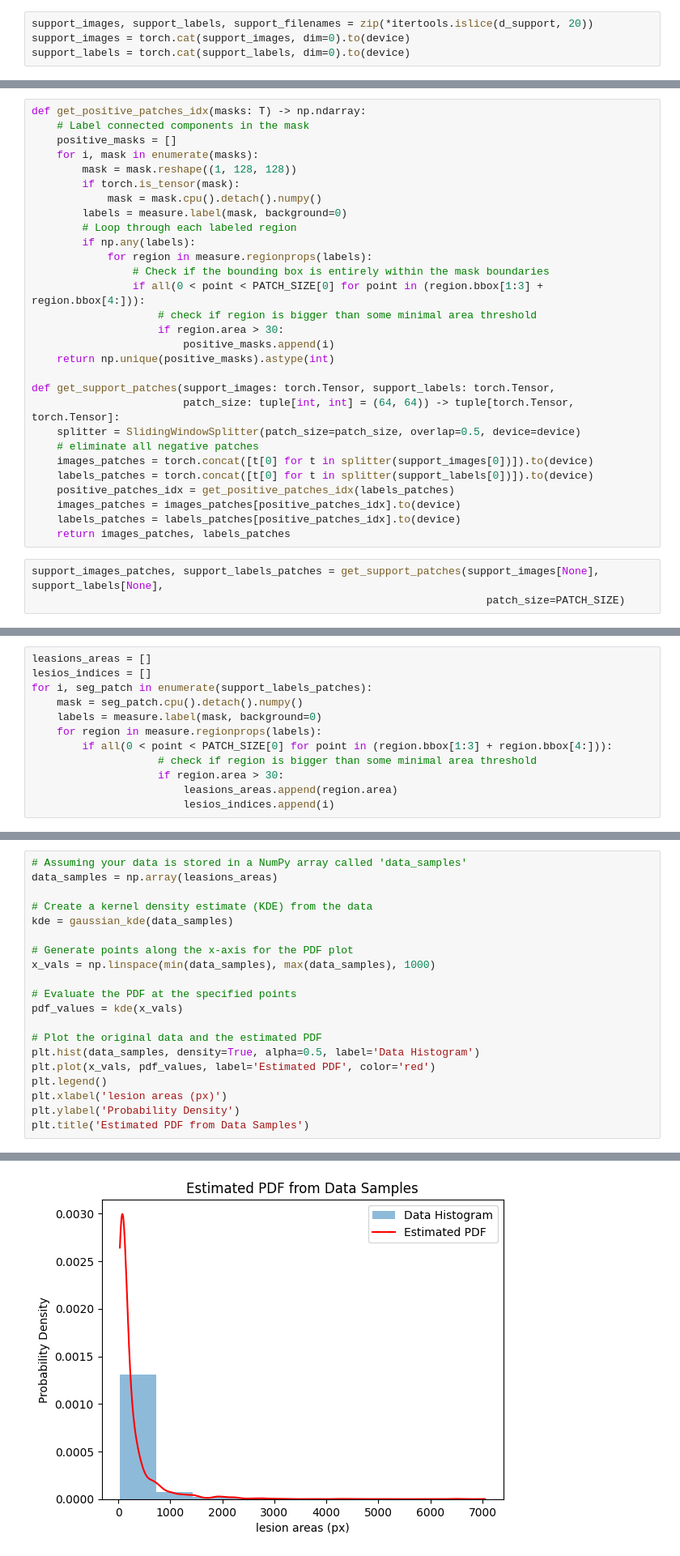
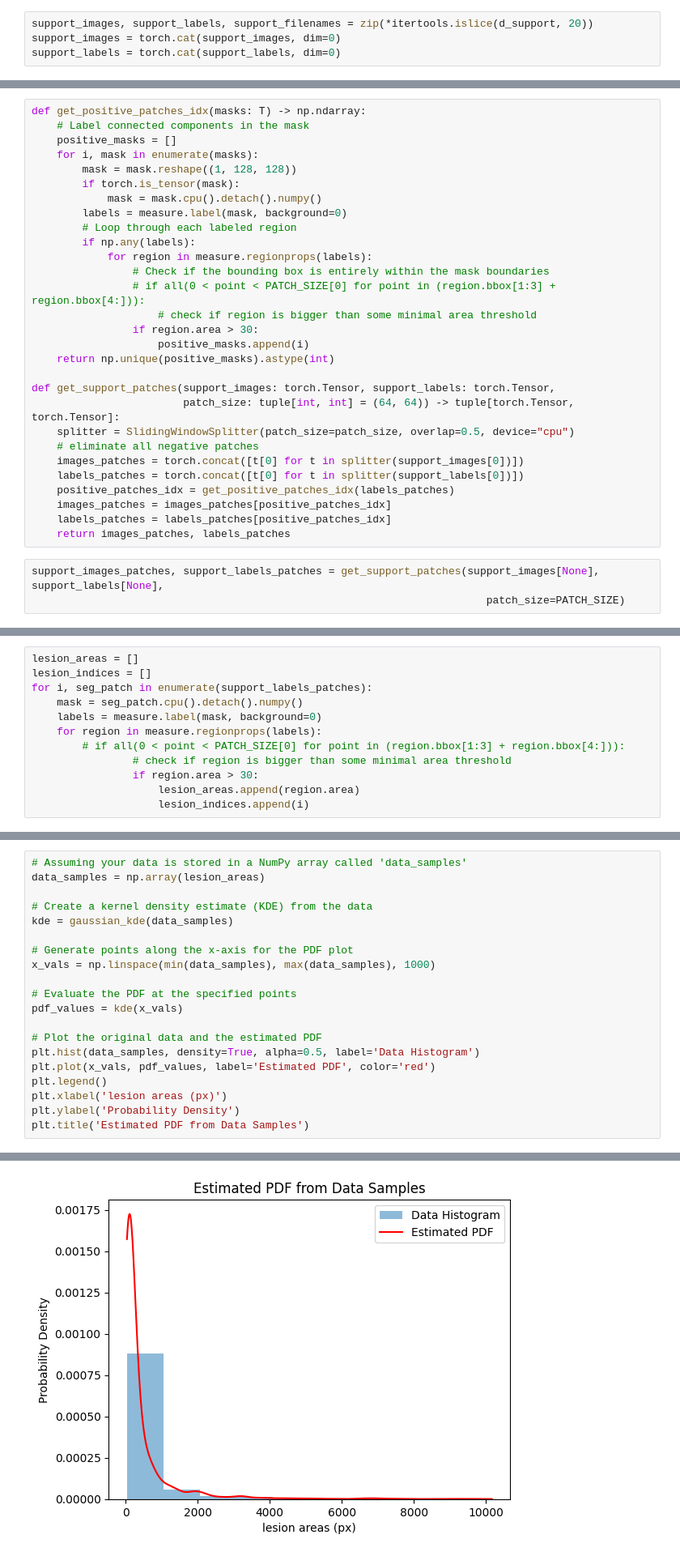
Before and after one commit to alinaryabtsev/FewShotLearning, a Jupyter notebook: test_universeg/support_patches_analysis.ipynb, the cells around one changed output, grey strips where cells are left out. Shown at 81% size. Cells and saved outputs as stored; diff of their text form.

Commit message:
added support patches

```diff
--- a/test_universeg/support_patches_analysis.ipynb
+++ b/test_universeg/support_patches_analysis.ipynb
@@ -41,8 +39,8 @@ T = TypeVar('T', torch.Tensor, np.ndarray)
 np.random.seed(42)
 # %%
 support_images, support_labels, support_filenames = zip(*itertools.islice(d_support, 20))
-support_images = torch.cat(support_images, dim=0).to(device)
-support_labels = torch.cat(support_labels, dim=0).to(device)
+support_images = torch.cat(support_images, dim=0)
+support_labels = torch.cat(support_labels, dim=0)
 # %%
 for i, scan_label in enumerate(support_filenames):
     print(i+1, ":", scan_label[0])
@@ -84,21 +82,21 @@ def get_positive_patches_idx(masks: T) -> np.ndarray:
         if np.any(labels):
             for region in measure.regionprops(labels):
                 # Check if the bounding box is entirely within the mask boundaries
-                if all(0 < point < PATCH_SIZE[0] for point in (region.bbox[1:3] + region.bbox[4:])):
+                # if all(0 < point < PATCH_SIZE[0] for point in (region.bbox[1:3] + region.bbox[4:])):
                     # check if region is bigger than some minimal area threshold
-                    if region.area > 30:
-                        positive_masks.append(i)
+                if region.area > 30:
+                    positive_masks.append(i)
     return np.unique(positive_masks).astype(int)
 
 def get_support_patches(support_images: torch.Tensor, support_labels: torch.Tensor,
                         patch_size: tuple[int, int] = (64, 64)) -> tuple[torch.Tensor, torch.Tensor]:
-    splitter = SlidingWindowSplitter(patch_size=patch_size, overlap=0.5, device=device)
+    splitter = SlidingWindowSplitter(patch_size=patch_size, overlap=0.5, device="cpu")
     # eliminate all negative patches
-    images_patches = torch.concat([t[0] for t in splitter(support_images[0])]).to(device)
-    labels_patches = torch.concat([t[0] for t in splitter(support_labels[0])]).to(device)
+    images_patches = torch.concat([t[0] for t in splitter(support_images[0])])
+    labels_patches = torch.concat([t[0] for t in splitter(support_labels[0])])
     positive_patches_idx = get_positive_patches_idx(labels_patches)
-    images_patches = images_patches[positive_patches_idx].to(device)
-    labels_patches = labels_patches[positive_patches_idx].to(device)
+    images_patches = images_patches[positive_patches_idx]
+    labels_patches = labels_patches[positive_patches_idx]
     return images_patches, labels_patches
 # %%
 support_images_patches, support_labels_patches = get_support_patches(support_images[None], support_labels[None],
@@ -110,14 +108,14 @@ torch.Size([2827, 1, 128, 128])
 # %%
-leasions_areas = []
-lesios_indices = []
+lesion_areas = []
+lesion_indices = []
 for i, seg_patch in enumerate(support_labels_patches):
     mask = seg_patch.cpu().detach().numpy()
     labels = measure.label(mask, background=0)
     for region in measure.regionprops(labels):
-        if all(0 < point < PATCH_SIZE[0] for point in (region.bbox[1:3] + region.bbox[4:])):
-                    # check if region is bigger than some minimal area threshold
-                    if region.area > 30:
-                        leasions_areas.append(region.area)
-                        lesios_indices.append(i)
+        # if all(0 < point < PATCH_SIZE[0] for point in (region.bbox[1:3] + region.bbox[4:])):
+                # check if region is bigger than some minimal area threshold
+                if region.area > 30:
+                    lesion_areas.append(region.area)
+                    lesion_indices.append(i)
 # %%
 import pandas as pd
@@ -141,23 +141,23 @@ df.plot.hist(bins=1000, xlim=(0, 3500))
 # %%
 # Assuming your data is stored in a NumPy array called 'data_samples'
-data_samples = np.array(leasions_areas)
+data_samples = np.array(lesion_areas)
 
 # Create a kernel density estimate (KDE) from the data
 kde = gaussian_kde(data_samples)
 
 # Generate points along the x-axis for the PDF plot
 x_vals = np.linspace(min(data_samples), max(data_samples), 1000)
 
 # Evaluate the PDF at the specified points
 pdf_values = kde(x_vals)
 
 # Plot the original data and the estimated PDF
 plt.hist(data_samples, density=True, alpha=0.5, label='Data Histogram')
 plt.plot(x_vals, pdf_values, label='Estimated PDF', color='red')
 plt.legend()
 plt.xlabel('lesion areas (px)')
 plt.ylabel('Probability Density')
 plt.title('Estimated PDF from Data Samples')
 # %% [output]
 Text(0.5, 1.0, 'Estimated PDF from Data Samples')
-[figure, old version]
+[figure, new version]
```
Also changed, not shown: parts of 17 cells of this notebook.
